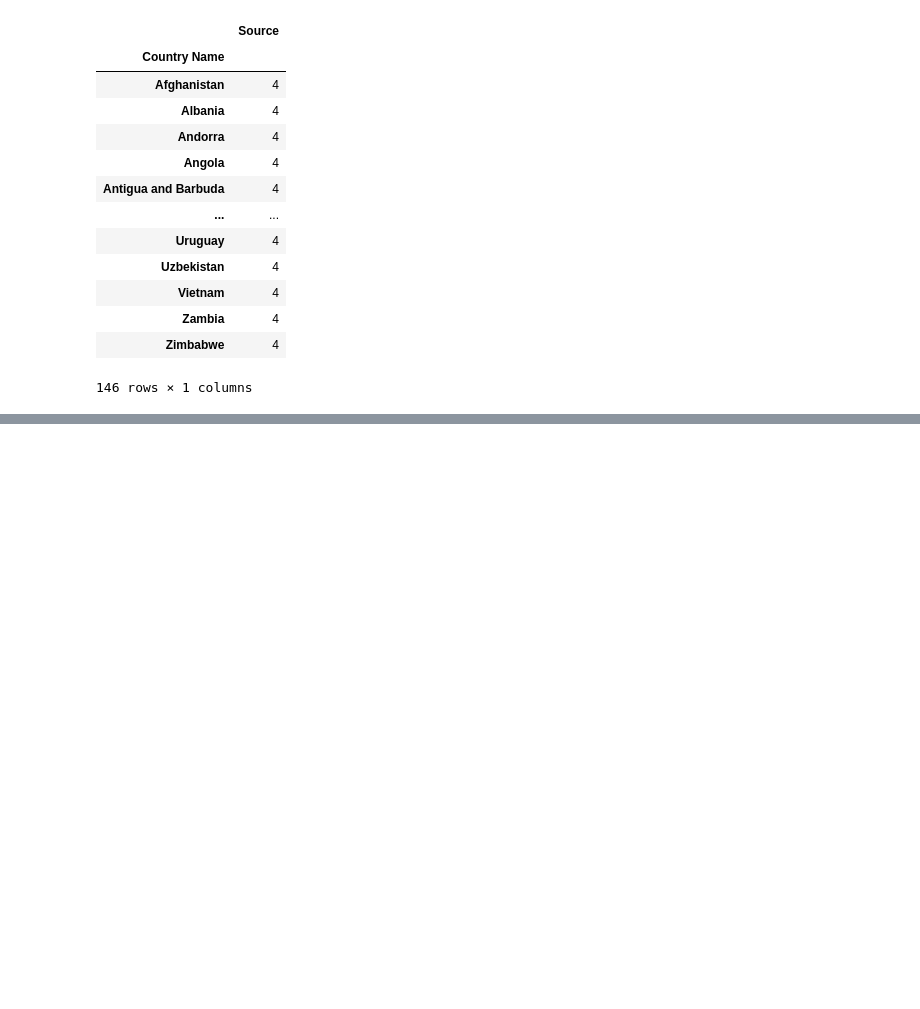
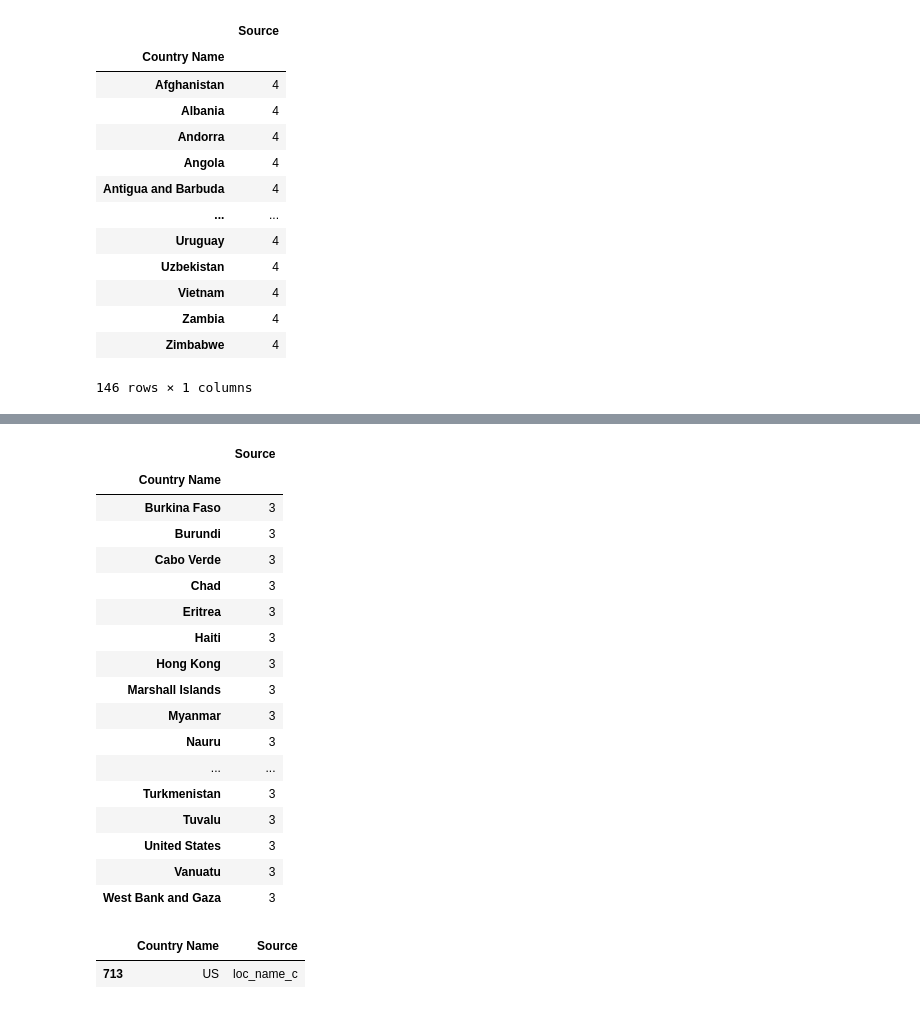
Before and after one commit to makbarish/Grp5_Project1_Covid19, a Jupyter notebook: Julio/gdp-pop_merge.ipynb, the cells around one changed output, grey strips where cells are left out. Drawn from its saved outputs; the diff is of its cells as text; code cells hidden in the pictures; blank space fills up the shorter version.

Commit message:
vacs cleaning

```diff
--- a/Julio/gdp-pop_merge.ipynb
+++ b/Julio/gdp-pop_merge.ipynb
@@ -257,12 +257,12 @@ locs_clean_state = []
 locs_clean_lat = []
 locs_clean_long = []
 locs_clean_deaths = []
-locs_clean_country = locs_clean_5121_a_df["Country"]
-locs_clean_state = locs_clean_5121_a_df["State"]
-locs_clean_lat = locs_clean_5121_a_df["Latitude"]
-locs_clean_lon = locs_clean_5121_a_df["Longitude"]
-locs_clean_deaths = locs_clean_5121_a_df["Deaths to 5/1/21"]
-#locs_clean_country
+locs_clean_country = locs_clean_5121_a_df["Country"].tolist()
+locs_clean_state = locs_clean_5121_a_df["State"].tolist()
+locs_clean_lat = locs_clean_5121_a_df["Latitude"].tolist()
+locs_clean_lon = locs_clean_5121_a_df["Longitude"].tolist()
+locs_clean_deaths = locs_clean_5121_a_df["Deaths to 5/1/21"].tolist()
+#locs_clean_deaths
 # %%
 #list of countries for vaccine sheet
 path_vacs = "../Resources/country_vaccinations.csv"
@@ -434,3 +478,69 @@ country_name_nan[search]
+# %%
+#country names analysis cleaned
+#for each source
+list_name_clean = []
+list_source_clean = []
+
+for name in gdp_country_2019:
+    list_name_clean.append(name)
+    list_source_clean.append("gdp_name")
+
+for name in pop_country_2019:
+    list_name_clean.append(name)
+    list_source_clean.append("pop_name")
+
+for name in locs_clean_country:
+    list_name_clean.append(name)
+    list_source_clean.append("loc_name_c")
+
+for name in locs_clean_state:
+    list_name_clean.append(name)
+    list_source_clean.append("loc_state_c")
+
+for name in country_fl:
+    list_name_clean.append(name)
+    list_source_clean.append("vacs_name_c")
+
+#len(list_name)
+
+country_names_clean = pd.DataFrame({"Country Name": list_name_clean,
+                                    "Source": list_source_clean
+                                    })
+country_name_clean_nan = country_names_clean.dropna()
+country1_clean = country_name_clean_nan.groupby('Country Name').count()
+country1_clean.sort_values("Source")
+country1_clean.loc[country1_clean["Source"] == 3]
+#country_names.loc[country_names["Country Name"] == "Timor"]
+#search = country_names["Country Name"].str.contains("russi")
+#country_names[search]
+#country_name_nan.head(20)
+#country_name_nan.shape
+# %% [output]
+|  | Source |
+| Country Name |  |
+| Burkina Faso | 3 |
+| Burundi | 3 |
+| Cabo Verde | 3 |
+| Chad | 3 |
+| Eritrea | 3 |
+| Haiti | 3 |
+| Hong Kong | 3 |
+| Marshall Islands | 3 |
+| Myanmar | 3 |
+| Nauru | 3 |
+| ... | ... |
+| Turkmenistan | 3 |
+| Tuvalu | 3 |
+| United States | 3 |
+| Vanuatu | 3 |
+| West Bank and Gaza | 3 |
+# %%
+#country name changes needed clean
+search = country_name_clean_nan["Country Name"].str.contains("US")
+country_name_clean_nan[search]
+# %% [output]
+|  | Country Name | Source |
+| 713 | US | loc_name_c |
 # %%
 #country name changes needed
 #gpd
```
Also changed, not shown: parts of 2 cells of this notebook.
